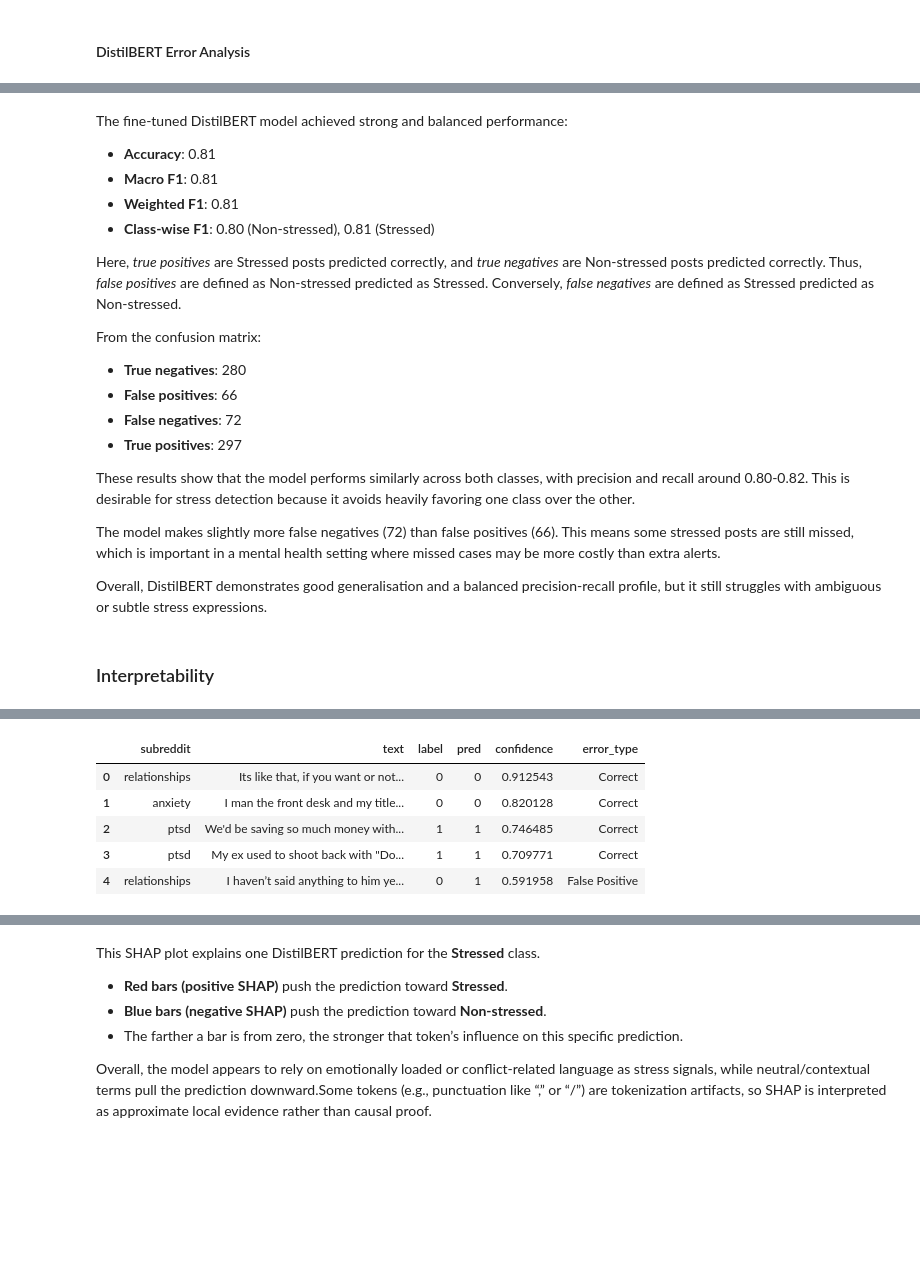
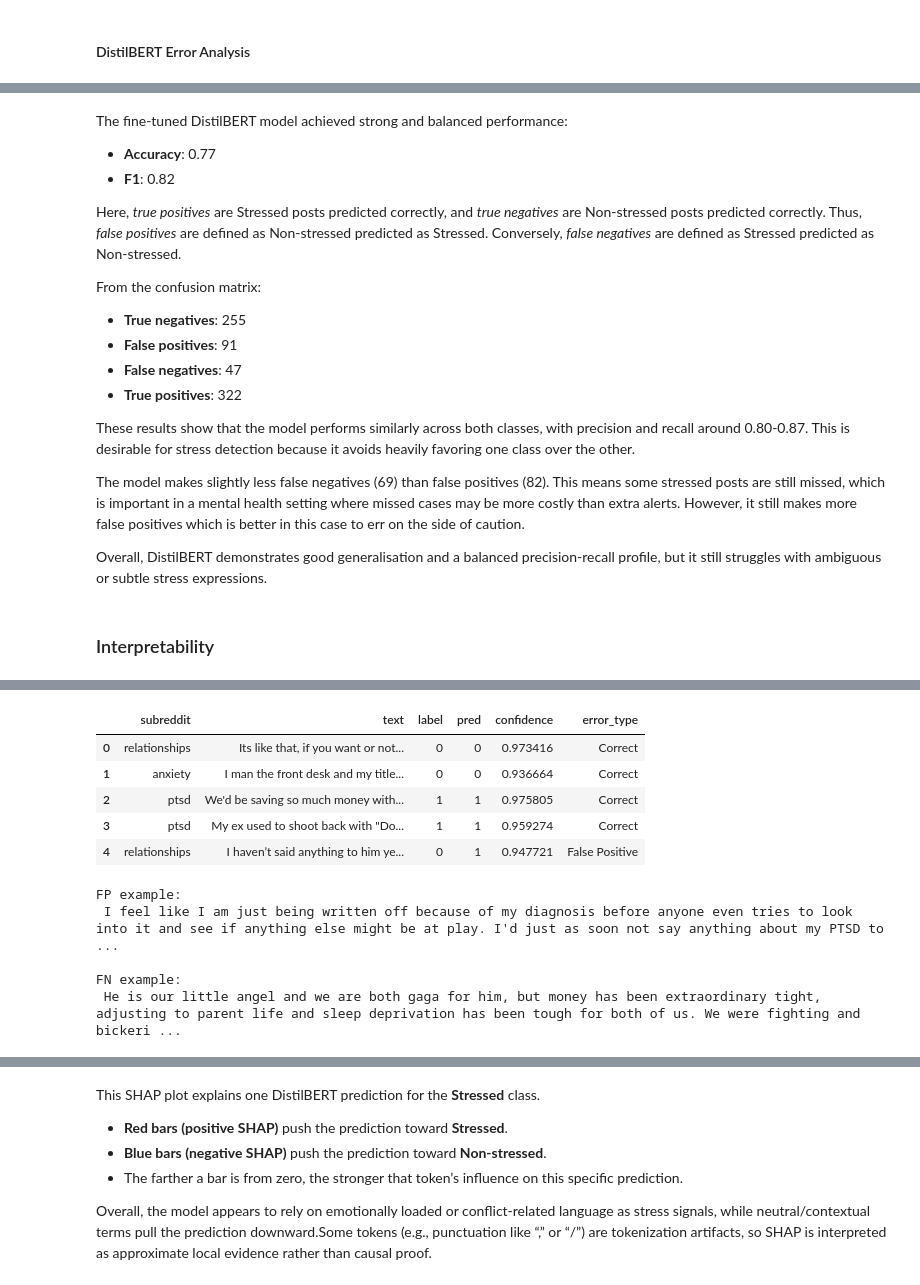
Before and after one commit to nodokak1/DSA4262, a Jupyter notebook: Assignment_2/Assignment2.ipynb, the cells around one changed output, grey strips where cells are left out. Cells and saved outputs as stored; diff of their text form; code cells hidden in the pictures; blank space fills up the shorter version.

````diff
--- a/Assignment_2/Assignment2.ipynb
+++ b/Assignment_2/Assignment2.ipynb
@@ -62,3 +81,6 @@ display(train_df.head())
+# %%
+train_df = pd.read_csv("data/dreaddit_train.csv")
+test_df = pd.read_csv("data/dreaddit_test.csv")
 # %%
 print(train_df.columns)
 print(train_df.info())
@@ -302,12 +337,10 @@ The following hyperparameters are set:
 
 - **Load best model at the end** (```load_best_model_at_end = True```): ensures that after training completes, the model checkpoint with the highest validation F1-score is retained.
 # %%
-metric_f1 = evaluate.load("f1")
-
 def compute_metrics(eval_pred):
     logits, labels = eval_pred
     preds = np.argmax(logits, axis=1)
-    return {"f1": metric_f1.compute(predictions=preds, references=labels)["f1"]}
+    return {"f1": f1_score(labels, preds)}
 
 model = AutoModelForSequenceClassification.from_pretrained(
     bert_name,
@@ -354,20 +401,22 @@ This trainer has the following configurations:
 # %%
+data_collator = DataCollatorWithPadding(tokenizer=tokenizer)
+
 trainer = Trainer(
     model=model,
     args=training_args,
-    train_dataset=train_hf,
-    eval_dataset=val_hf,
-    tokenizer=tokenizer,
+    train_dataset=train_dataset,
+    eval_dataset=val_dataset,
+    data_collator=data_collator,
     compute_metrics=compute_metrics
 )
 
 trainer.train()
-train_metrics = trainer.evaluate(train_hf)
-print("Train F1:", train_metrics["eval_f1"])
 
-val_metrics = trainer.evaluate(val_hf)
-print("Validation F1:", val_metrics["eval_f1"])
+train_out = trainer.predict(train_dataset)
+val_out   = trainer.predict(val_dataset)
+test_out  = trainer.predict(test_dataset)
 
-test_metrics = trainer.evaluate(test_hf)
-print("Test F1:", test_metrics["eval_f1"])
+print("Train F1:", compute_metrics((train_out.predictions, train_out.label_ids))["f1"])
+print("Val F1:",   compute_metrics((val_out.predictions,   val_out.label_ids))["f1"])
+print("Test F1:",  compute_metrics((test_out.predictions,  test_out.label_ids))["f1"])
 # %% [output]
@@ -486,58 +550,70 @@ weighted avg       0.79      0.79      0.79       715
 # %% [markdown]
 The fine-tuned DistilBERT model achieved strong and balanced performance:
 
-- **Accuracy**: 0.81
-- **Macro F1**: 0.81
-- **Weighted F1**: 0.81
-- **Class-wise F1**: 0.80 (Non-stressed), 0.81 (Stressed)
+- **Accuracy**: 0.77
+- **F1**: 0.82
 
 Here, *true positives* are Stressed posts predicted correctly, and *true negatives* are Non-stressed posts predicted correctly. Thus, *false positives* are defined as Non-stressed predicted as Stressed. Conversely, *false negatives* are defined as Stressed predicted as Non-stressed.
 
 From the confusion matrix:
-- **True negatives**: 280
-- **False positives**: 66
-- **False negatives**: 72
-- **True positives**: 297
+- **True negatives**: 255
+- **False positives**: 91
+- **False negatives**: 47
+- **True positives**: 322
 
-These results show that the model performs similarly across both classes, with precision and recall around 0.80-0.82. This is desirable for stress detection because it avoids heavily favoring one class over the other.
+These results show that the model performs similarly across both classes, with precision and recall around 0.80-0.87. This is desirable for stress detection because it avoids heavily favoring one class over the other.
 
-The model makes slightly more false negatives (72) than false positives (66). This means some stressed posts are still missed, which is important in a mental health setting where missed cases may be more costly than extra alerts.
+The model makes slightly less false negatives (69) than false positives (82). This means some stressed posts are still missed, which is important in a mental health setting where missed cases may be more costly than extra alerts. However, it still makes more false positives which is better in this case to err on the side of caution.
 
 Overall, DistilBERT demonstrates good generalisation and a balanced precision-recall profile, but it still struggles with ambiguous or subtle stress expressions.
 # %% [markdown]
 ### Interpretability
 # %%
 # Recreate evaluation dataframe
-bert_test_output = trainer.predict(test_hf)
+bert_test_output = trainer.predict(test_dataset)
 bert_test_logits = bert_test_output.predictions
 bert_test_pred = np.argmax(bert_test_logits, axis=1)
 
 exp_logits = np.exp(bert_test_logits - np.max(bert_test_logits, axis=1, keepdims=True))
 bert_test_proba = exp_logits / exp_logits.sum(axis=1, keepdims=True)
 bert_test_conf = bert_test_proba.max(axis=1)
 
 bert_eval_df = test_df[["subreddit", "text", "label"]].copy()
 bert_eval_df["pred"] = bert_test_pred
 bert_eval_df["confidence"] = bert_test_conf
 bert_eval_df["error_type"] = np.where(
     (bert_eval_df["label"] == 1) & (bert_eval_df["pred"] == 0),
     "False Negative",
     np.where(
         (bert_eval_df["label"] == 0) & (bert_eval_df["pred"] == 1),
         "False Positive",
         "Correct"
     )
 )
 
 bert_eval_df.head()
 # %% [output]
 [interactive output not drawn]
 |  | subreddit | text | label | pred | confidence | error_type |
-| 0 | relationships | Its like that, if you want or not... | 0 | 0 | 0.912543 | Correct |
-| 1 | anxiety | I man the front desk and my title... | 0 | 0 | 0.820128 | Correct |
-| 2 | ptsd | We'd be saving so much money with... | 1 | 1 | 0.746485 | Correct |
-| 3 | ptsd | My ex used to shoot back with "Do... | 1 | 1 | 0.709771 | Correct |
-| 4 | relationships | I haven’t said anything to him ye... | 0 | 1 | 0.591958 | False Positive |
+| 0 | relationships | Its like that, if you want or not... | 0 | 0 | 0.973416 | Correct |
+| 1 | anxiety | I man the front desk and my title... | 0 | 0 | 0.936664 | Correct |
+| 2 | ptsd | We'd be saving so much money with... | 1 | 1 | 0.975805 | Correct |
+| 3 | ptsd | My ex used to shoot back with "Do... | 1 | 1 | 0.959274 | Correct |
+| 4 | relationships | I haven’t said anything to him ye... | 0 | 1 | 0.947721 | False Positive |
+# %%
+err = bert_eval_df[bert_eval_df["error_type"] != "Correct"].copy()
+
+fp_text = err[err["error_type"]=="False Positive"].sort_values("confidence", ascending=False).iloc[0]["text"]
+fn_text = err[err["error_type"]=="False Negative"].sort_values("confidence", ascending=False).iloc[0]["text"]
+
+print("FP example:\n", fp_text[:400], "\n")
+print("FN example:\n", fn_text[:400], "\n")
+# %% [output]
+FP example:
+ I feel like I am just being written off because of my diagnosis before anyone even tries to look into it and see if anything else might be at play. I'd just as soon not say anything about my PTSD to  ...
+
+FN example:
+ He is our little angel and we are both gaga for him, but money has been extraordinary tight, adjusting to parent life and sleep deprivation has been tough for both of us. We were fighting and bickeri ...
 # %%
 trainer.model.eval()
 trainer.model.to("cpu")
````
Also changed, not shown: parts of 38 cells of this notebook, 3 other files.
